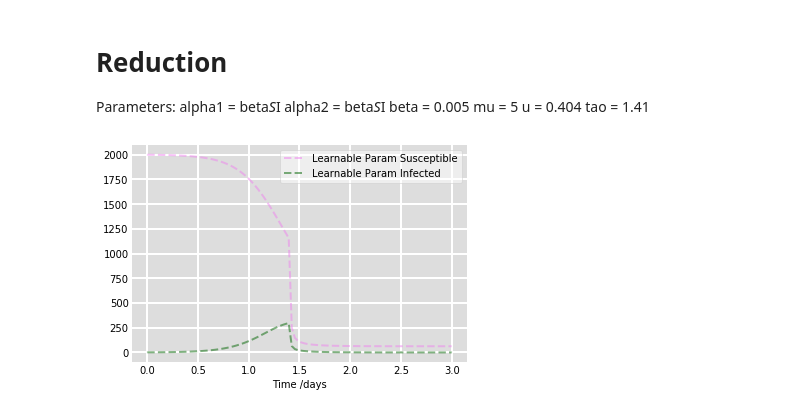
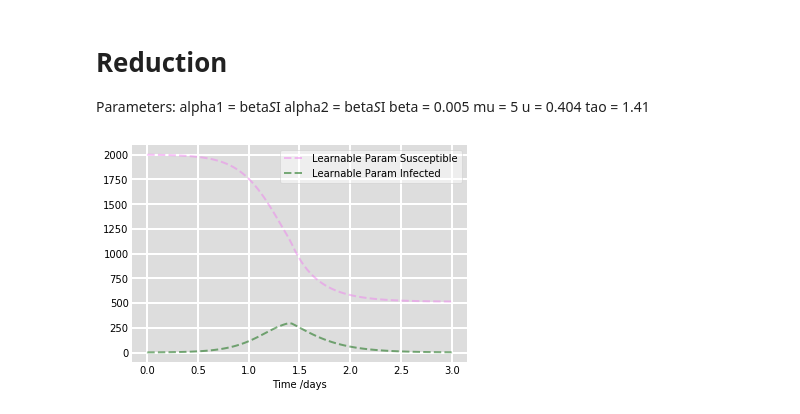
Before and after one commit to Shaier/DINN, a Jupyter notebook: generate_si_data.ipynb, the cells around one changed output. Saved outputs shown, nothing was run; the diff lists cells and outputs as text; code cells hidden in the pictures.

```diff
--- a/generate_si_data.ipynb
+++ b/generate_si_data.ipynb
@@ -204,40 +204,36 @@ u = 0.404
 tao = 1.41
 
 
 # The SIR model differential equations.
 def deriv(y, t, beta, mu, u, tao):
     S, I = y
-
-    alpha1 = beta*S*I
-    alpha2 = beta*S*I
-
-    dSdt = -beta * S * I + u * (t > tao) * alpha1 * (-S)
-    dIdt = beta * S * I - mu * I + u * (t > tao) * alpha2 * (-I)
+    dSdt = -beta * S * I + u * (t > tao) * (-beta) * S * I
+    dIdt = beta * S * I - mu * I + u * (t > tao) * (-beta) * S * I
     return dSdt, dIdt
 
 
 # Initial conditions vector
 y0 = S0, I0
 # Integrate the SIR equations over the time grid, t.
 ret = odeint(deriv, y0, t, args=(beta, mu, u, tao))
 S, I = ret.T
 
 # Plot the data on two separate curves for S(t), I(t)
 fig = plt.figure(facecolor='w')
 ax = fig.add_subplot(111, facecolor='#dddddd', axisbelow=True)
 ax.plot(t, S, 'violet', alpha=0.5, lw=2, label='Learnable Param Susceptible', linestyle='dashed')
 ax.plot(t, I, 'darkgreen', alpha=0.5, lw=2, label='Learnable Param Infected', linestyle='dashed')
 ax.set_xlabel('Time /days')
 ax.yaxis.set_tick_params(length=0)
 ax.xaxis.set_tick_params(length=0)
 ax.grid(b=True, which='major', c='w', lw=2, ls='-')
 legend = ax.legend()
 legend.get_frame().set_alpha(0.5)
 for spine in ('top', 'right', 'bottom', 'left'):
     ax.spines[spine].set_visible(False)
 plt.show()
 # %% [output]
-[figure, old version]
+[figure, new version]
 # %%
 #save to csv file
 a = np.asarray([t, S, I ])
```
Also changed, not shown: 2 other files.
